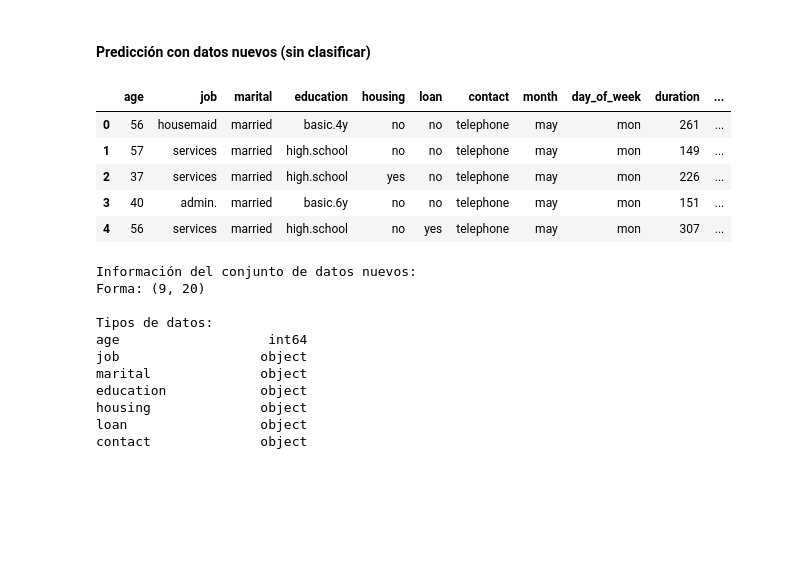
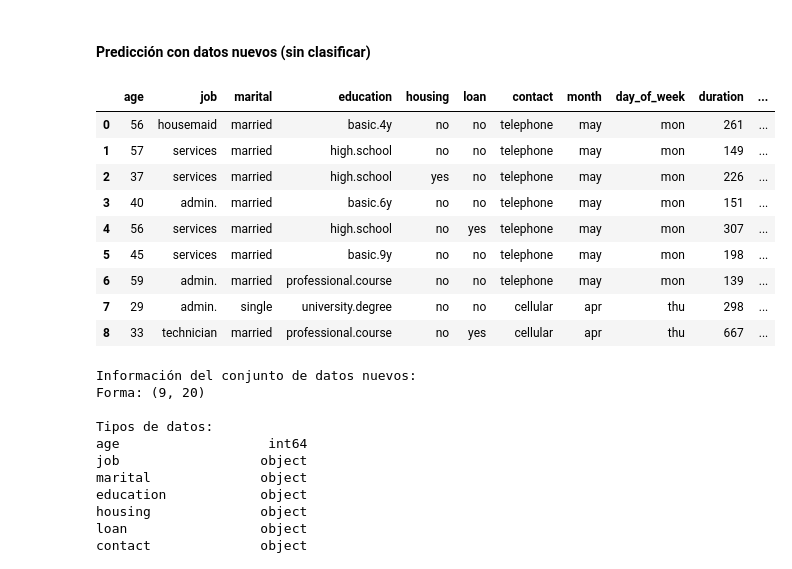
Before and after one commit to marcohidalgo2385/13MBID_PRACTICA1, a Jupyter notebook: notebooks/MD01_Experimentacion_MLF.ipynb, the cells around one changed output. Drawn from its saved outputs; the diff is of its cells as text; code cells hidden in the pictures; blank space fills up the shorter version.

```diff
--- a/notebooks/MD01_Experimentacion_MLF.ipynb
+++ b/notebooks/MD01_Experimentacion_MLF.ipynb
@@ -369,14 +414,18 @@ Valor de recall en test: 0.4994
 #### Predicción con datos nuevos (sin clasificar)
 # %%
 df_nuevos = pd.read_csv('../data/raw/bank-additional-new.csv')
-df_nuevos.head(5)
+df_nuevos.head(10)
 # %% [output]
 |  | age | job | marital | education | housing | loan | contact | month | day_of_week | duration | ... |
 | 0 | 56 | housemaid | married | basic.4y | no | no | telephone | may | mon | 261 | ... |
 | 1 | 57 | services | married | high.school | no | no | telephone | may | mon | 149 | ... |
 | 2 | 37 | services | married | high.school | yes | no | telephone | may | mon | 226 | ... |
 | 3 | 40 | admin. | married | basic.6y | no | no | telephone | may | mon | 151 | ... |
 | 4 | 56 | services | married | high.school | no | yes | telephone | may | mon | 307 | ... |
+| 5 | 45 | services | married | basic.9y | no | no | telephone | may | mon | 198 | ... |
+| 6 | 59 | admin. | married | professional.course | no | no | telephone | may | mon | 139 | ... |
+| 7 | 29 | admin. | single | university.degree | no | no | cellular | apr | thu | 298 | ... |
+| 8 | 33 | technician | married | professional.course | no | yes | cellular | apr | thu | 667 | ... |
 # %%
 # Diagnosticar el problema con los nuevos datos
 print("Información del conjunto de datos nuevos:")
```
Also changed, not shown: parts of 13 cells of this notebook, 1 other file.
